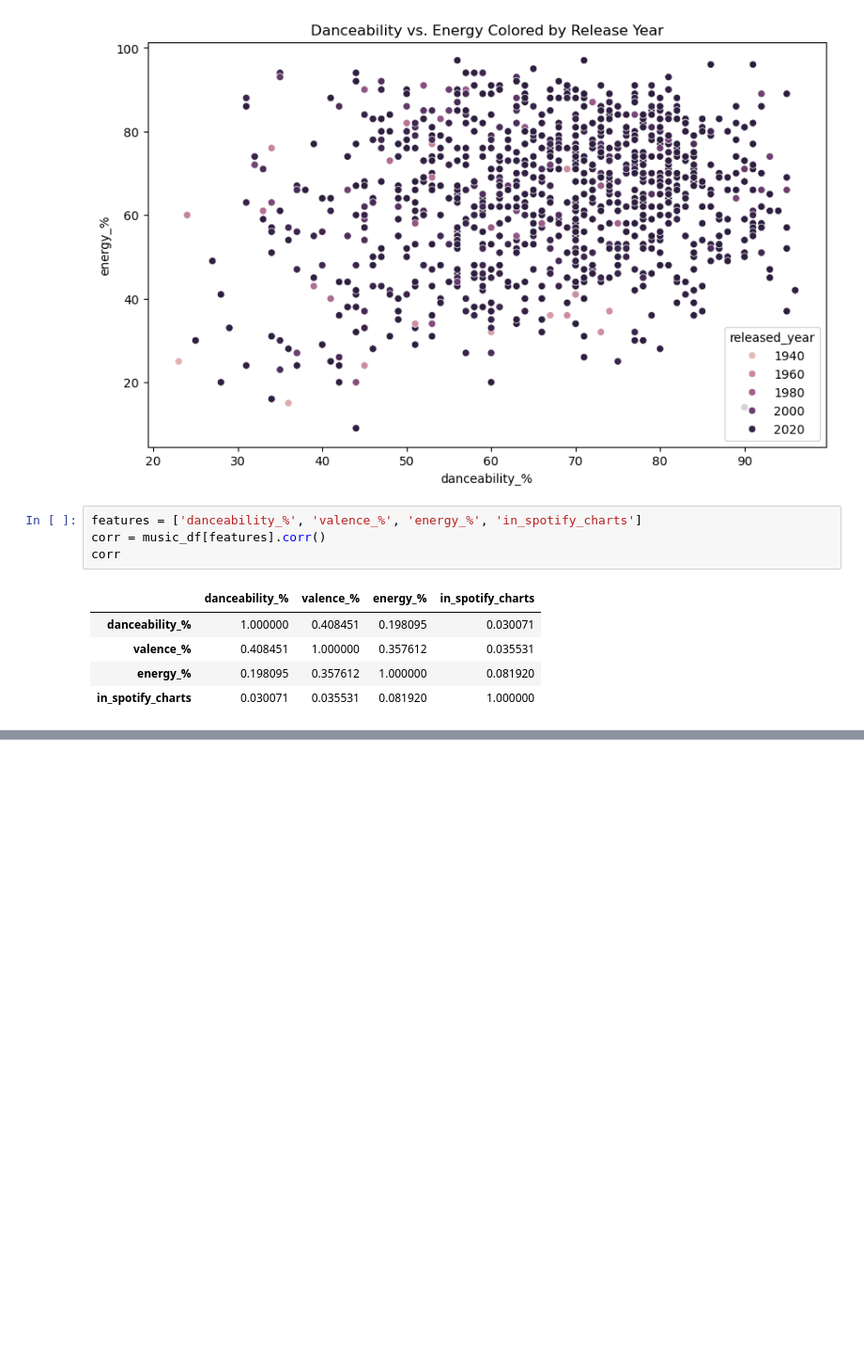
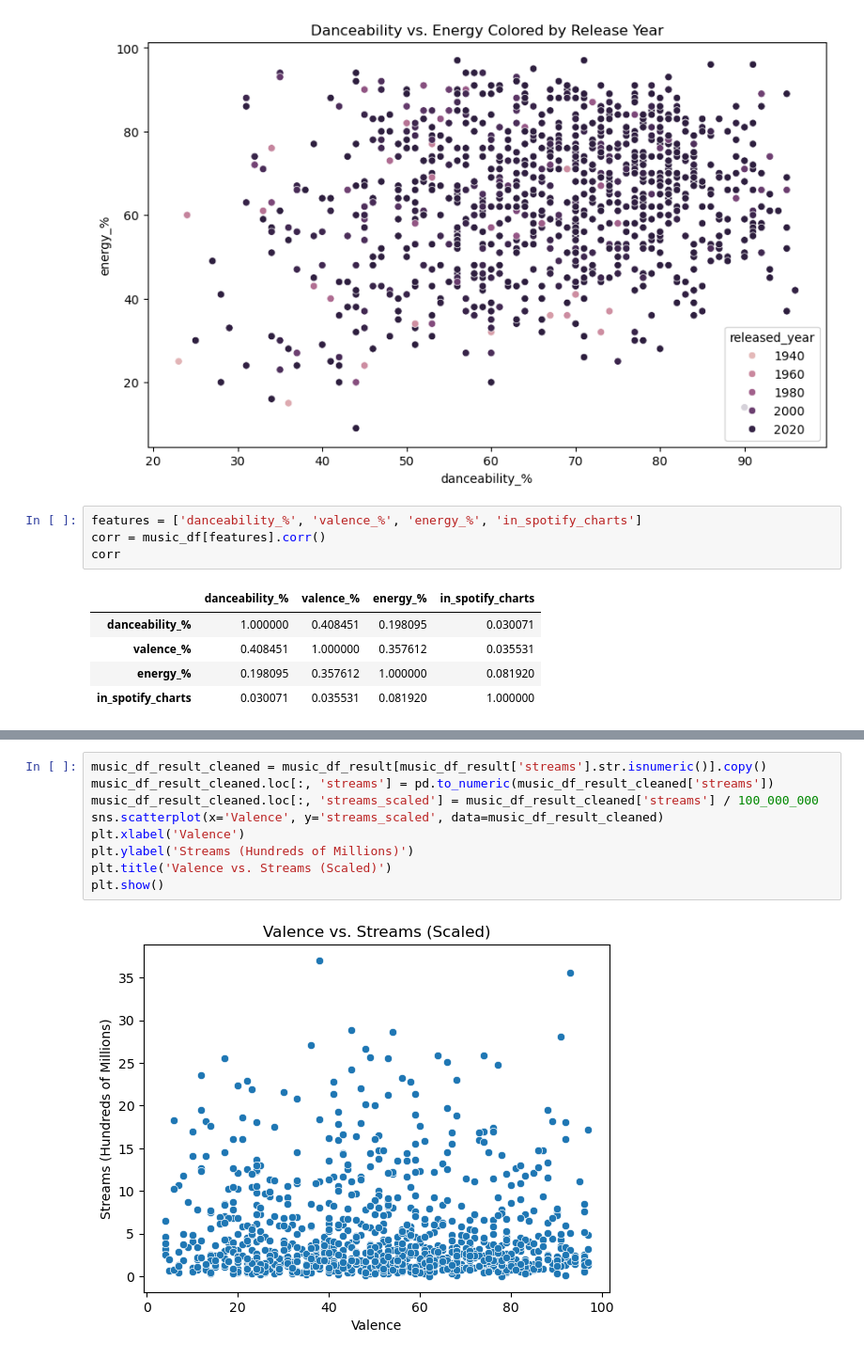
Before and after one commit to vivianzhou1288/info2950-final, a Jupyter notebook: Phase 2.ipynb, the cells around one changed output, grey strips where cells are left out. Shown: that part at 94% size. Drawn from its saved outputs; the diff is of its cells as text; blank space fills up the shorter version.

```diff
--- a/Phase 2.ipynb
+++ b/Phase 2.ipynb
@@ -140,0 +203,11 @@ sns.scatterplot(x='Energy', y='Spotify_Rank', data=music_df_result)
+# %%
+music_df_result_cleaned = music_df_result[music_df_result['streams'].str.isnumeric()].copy()
+music_df_result_cleaned.loc[:, 'streams'] = pd.to_numeric(music_df_result_cleaned['streams'])
+music_df_result_cleaned.loc[:, 'streams_scaled'] = music_df_result_cleaned['streams'] / 100_000_000
+sns.scatterplot(x='Valence', y='streams_scaled', data=music_df_result_cleaned)
+plt.xlabel('Valence')
+plt.ylabel('Streams (Hundreds of Millions)')
+plt.title('Valence vs. Streams (Scaled)')
+plt.show()
+# %% [output]
+[figure, added]
```
Also changed, not shown: parts of 13 cells of this notebook.
